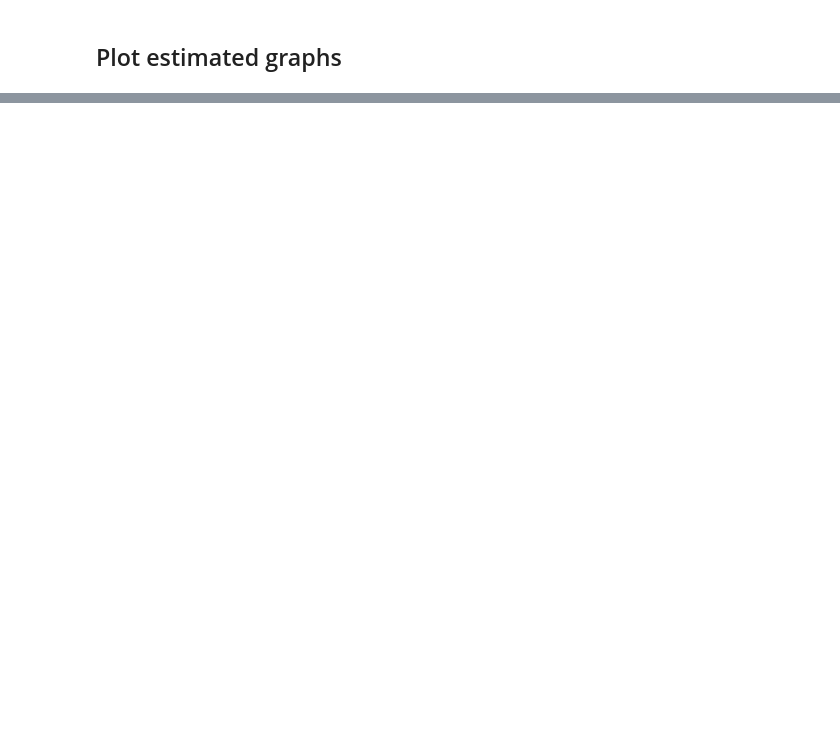
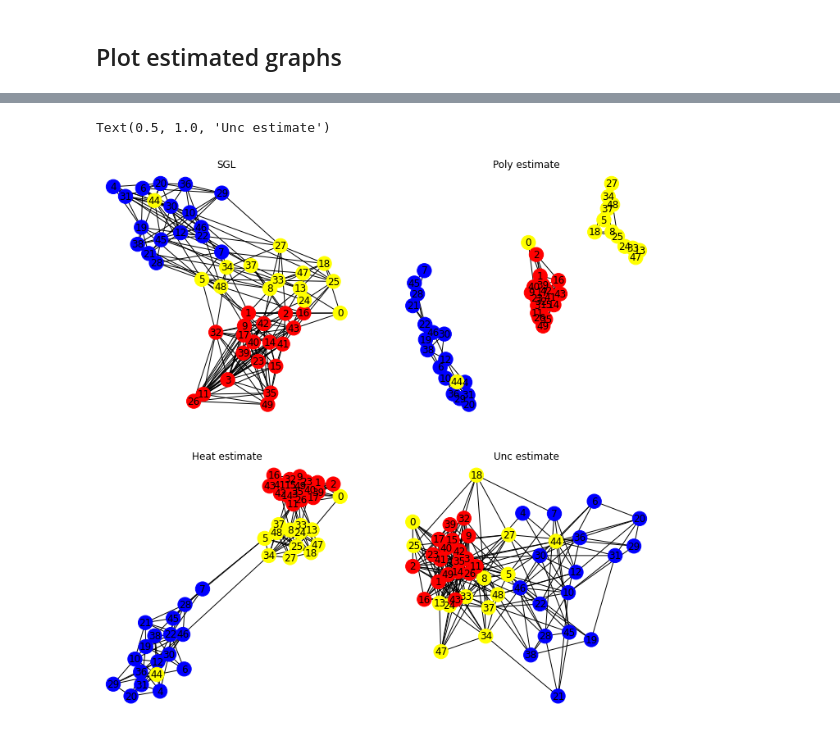
Before and after one commit to reysam93/motif_nti, a Jupyter notebook: senate_data.ipynb, the cells around one changed output, grey strips where cells are left out. Drawn from its saved outputs; the diff is of its cells as text; code cells hidden in the pictures; blank space fills up the shorter version.

```diff
--- a/senate_data.ipynb
+++ b/senate_data.ipynb
@@ -292,30 +291,33 @@ Text(0.5, 1.0, 'Unc estimate')
 # %%
 M_idx = 2
 idx = 25
 
-L_poly = Ls_hat[:,:,6,M_idx,idx]
-L_sgl = Ls_hat[:,:,2,M_idx,idx]
-L_unc = Ls_hat[:,:,3,M_idx,idx]
-L_heat = Ls_hat[:,:,5,M_idx,idx]
+L_poly = Ls_hat[:,:,5,M_idx,idx]
+L_sgl = Ls_hat[:,:,1,M_idx,idx]
+L_unc = Ls_hat[:,:,2,M_idx,idx]
+L_heat = Ls_hat[:,:,4,M_idx,idx]
 
 A = np.diag(np.diag(L)) - L
 A_poly = np.diag(np.diag(L_poly)) - L_poly
 A_sgl = np.diag(np.diag(L_sgl)) - L_sgl
 A_unc = np.diag(np.diag(L_unc)) - L_unc
 A_heat = np.diag(np.diag(L_heat)) - L_heat
 
 max_edges = 500
 show_labels = True
 
-_, axs = plt.subplots(2,2)
+_, axs = plt.subplots(2,2, figsize=(12, 12))
 nx.draw_spring(nx.from_numpy_matrix(prune_edges(A_sgl, max_edges)), node_color=colors115, ax=axs[0][0], with_labels=show_labels)
 axs[0][0].set_title('SGL')
 nx.draw_spring(nx.from_numpy_matrix(prune_edges(A_poly, max_edges)), node_color=colors115, ax=axs[0][1], with_labels=show_labels)
 axs[0][1].set_title('Poly estimate')
 nx.draw_spring(nx.from_numpy_matrix(prune_edges(A_heat, max_edges)), node_color=colors115, ax=axs[1][0], with_labels=show_labels)
 axs[1][0].set_title('Heat estimate')
 nx.draw_spring(nx.from_numpy_matrix(prune_edges(A_unc, max_edges)), node_color=colors115, ax=axs[1][1], with_labels=show_labels)
 axs[1][1].set_title('Unc estimate')
+# %% [output]
+Text(0.5, 1.0, 'Unc estimate')
+[figure, added]
 # %%
 # # Save data
 # models_aux = [{'name': model['name'], 'fmt': model['fmt'], 'regs': \
```
Also changed, not shown: parts of 6 cells of this notebook.
